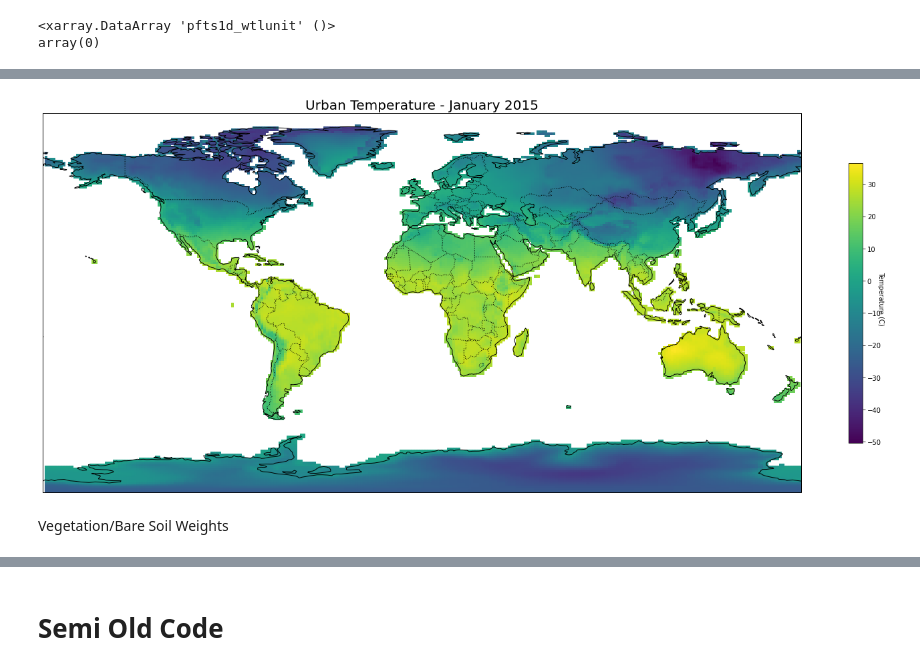
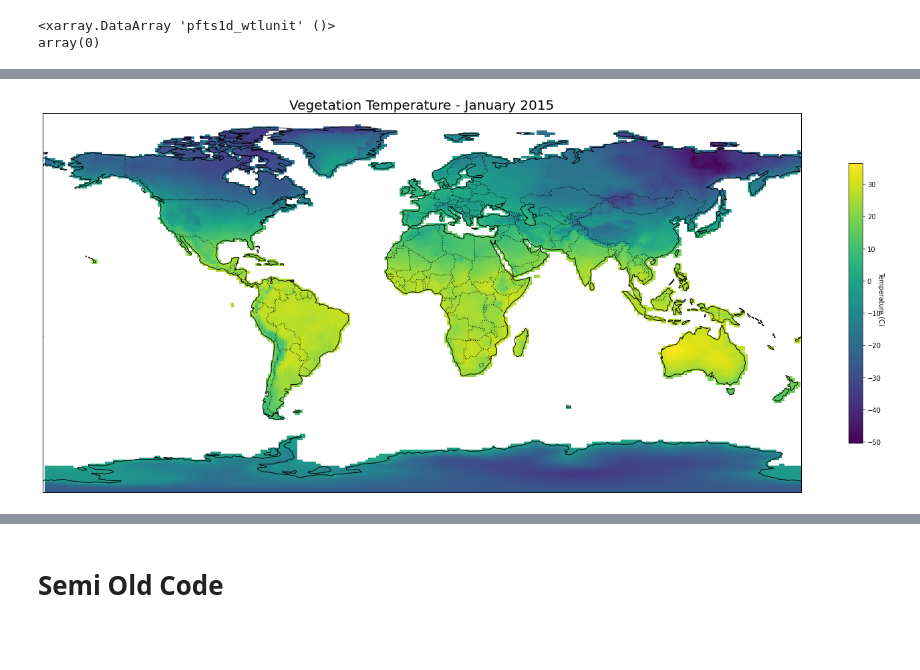
Before and after one commit to joyceee916/UHI-Plotting-Practice, a Jupyter notebook: Plotting_Practice_h1_LocalServer.ipynb, the cells around one changed output, grey strips where cells are left out. Saved outputs shown, nothing was run; the diff lists cells and outputs as text; code cells hidden in the pictures; blank space fills up the shorter version.

```diff
--- a/Plotting_Practice_h1_LocalServer.ipynb
+++ b/Plotting_Practice_h1_LocalServer.ipynb
@@ -45,6 +45,10 @@ tsa_cube = np.load('tsa_cube.npy')
 lat_grid = np.load('lat_grid.npy')
 lon_grid = np.load('lon_grid.npy')
 tsa_wtlunit_cube = np.load('tsa_wtlunit_cube.npy')
+# %%
+# LEI
+tsa_grid_mean = np.nanmean(tsa_cube, axis=2) # this one isn't right but the map makes more sense lol
+tsa_grid_weighted = np.nansum((tsa_cube * tsa_wtlunit_cube), axis=2) # trying to do a weighted mean
 # %%
 tsa = nc1.TSA
 tsa = tsa.where(nc1.pfts1d_itype_lunit==1)
@@ -144,18 +149,16 @@ np.save('tsa_wtlunit_cube', tsa_wtlunit_cube)
 # %%
-# Try to plot grids just created
+# Took the mean over the pft dimension for the TSA cube
 fig, axes = plt.subplots(figsize=(20,10))
 ax = plt.axes(projection=ccrs.PlateCarree())
 ax.add_feature(cfeature.BORDERS, linestyle=':')
 ax.coastlines()
 
-plt.scatter(lon_grid, lat_grid, c=(tsa_grid-273), transform=ccrs.PlateCarree(), s=10, marker="s")
+plt.scatter(lon_grid, lat_grid, c=(tsa_grid_mean-273), transform=ccrs.PlateCarree(), s=10, marker="s")
 
-plt.title("Urban Temperature - January 2015", size=20);
+plt.title("Vegetation Temperature - January 2015", size=20);
 cbar = plt.colorbar(shrink=0.6)
 cbar.set_label('Temperature (C)    ', rotation=270)
 
 plt.tight_layout()
 # %% [output]
-[figure, old version]
+[figure, new version]
-# %% [markdown]
-Vegetation/Bare Soil Weights
```
Also changed, not shown: parts of 7 cells of this notebook.
